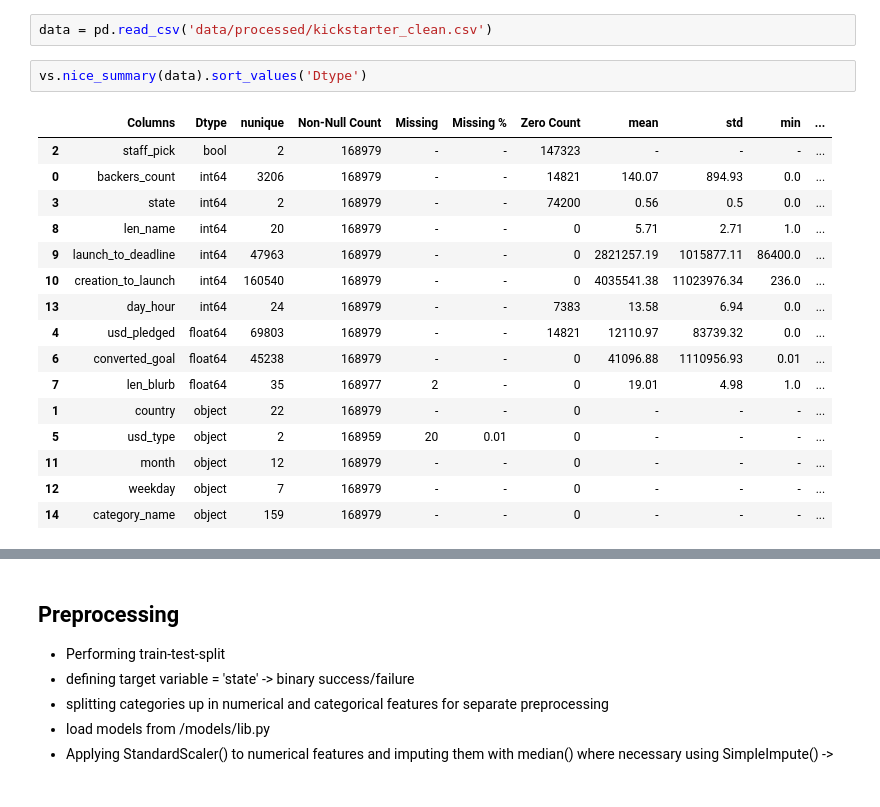
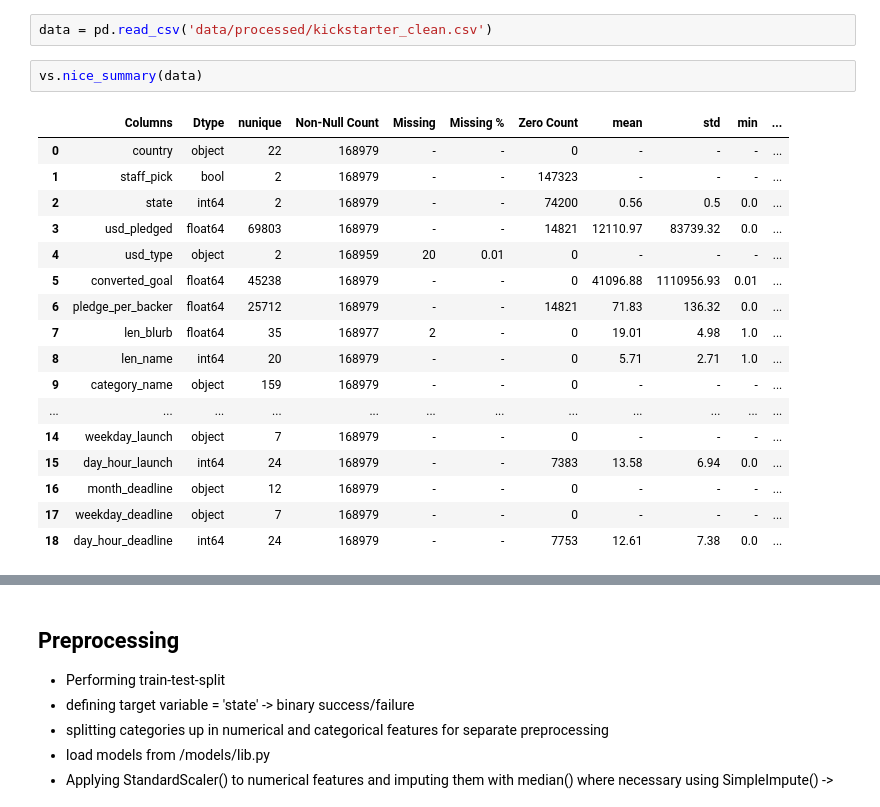
Before and after one commit to joshuadbeil/kickstarter_challenge, a Jupyter notebook: 01-Kickstarter-Challenge.ipynb, the cells around one changed output, grey strips where cells are left out. Cells and saved outputs as stored; diff of their text form.

```diff
--- a/01-Kickstarter-Challenge.ipynb
+++ b/01-Kickstarter-Challenge.ipynb
@@ -30,21 +30,22 @@ RSEED = 42
 # %%
 data = pd.read_csv('data/processed/kickstarter_clean.csv')
 # %%
-vs.nice_summary(data).sort_values('Dtype')
+vs.nice_summary(data)
 # %% [output]
 |  | Columns | Dtype | nunique | Non-Null Count | Missing | Missing % | Zero Count | mean | std | min | ... |
-| 2 | staff_pick | bool | 2 | 168979 | - | - | 147323 | - | - | - | ... |
-| 0 | backers_count | int64 | 3206 | 168979 | - | - | 14821 | 140.07 | 894.93 | 0.0 | ... |
-| 3 | state | int64 | 2 | 168979 | - | - | 74200 | 0.56 | 0.5 | 0.0 | ... |
+| 0 | country | object | 22 | 168979 | - | - | 0 | - | - | - | ... |
+| 1 | staff_pick | bool | 2 | 168979 | - | - | 147323 | - | - | - | ... |
+| 2 | state | int64 | 2 | 168979 | - | - | 74200 | 0.56 | 0.5 | 0.0 | ... |
+| 3 | usd_pledged | float64 | 69803 | 168979 | - | - | 14821 | 12110.97 | 83739.32 | 0.0 | ... |
+| 4 | usd_type | object | 2 | 168959 | 20 | 0.01 | 0 | - | - | - | ... |
+| 5 | converted_goal | float64 | 45238 | 168979 | - | - | 0 | 41096.88 | 1110956.93 | 0.01 | ... |
+| 6 | pledge_per_backer | float64 | 25712 | 168979 | - | - | 14821 | 71.83 | 136.32 | 0.0 | ... |
+| 7 | len_blurb | float64 | 35 | 168977 | 2 | - | 0 | 19.01 | 4.98 | 1.0 | ... |
 | 8 | len_name | int64 | 20 | 168979 | - | - | 0 | 5.71 | 2.71 | 1.0 | ... |
-| 9 | launch_to_deadline | int64 | 47963 | 168979 | - | - | 0 | 2821257.19 | 1015877.11 | 86400.0 | ... |
-| 10 | creation_to_launch | int64 | 160540 | 168979 | - | - | 0 | 4035541.38 | 11023976.34 | 236.0 | ... |
-| 13 | day_hour | int64 | 24 | 168979 | - | - | 7383 | 13.58 | 6.94 | 0.0 | ... |
-| 4 | usd_pledged | float64 | 69803 | 168979 | - | - | 14821 | 12110.97 | 83739.32 | 0.0 | ... |
-| 6 | converted_goal | float64 | 45238 | 168979 | - | - | 0 | 41096.88 | 1110956.93 | 0.01 | ... |
-| 7 | len_blurb | float64 | 35 | 168977 | 2 | - | 0 | 19.01 | 4.98 | 1.0 | ... |
-| 1 | country | object | 22 | 168979 | - | - | 0 | - | - | - | ... |
-| 5 | usd_type | object | 2 | 168959 | 20 | 0.01 | 0 | - | - | - | ... |
-| 11 | month | object | 12 | 168979 | - | - | 0 | - | - | - | ... |
-| 12 | weekday | object | 7 | 168979 | - | - | 0 | - | - | - | ... |
-| 14 | category_name | object | 159 | 168979 | - | - | 0 | - | - | - | ... |
+| 9 | category_name | object | 159 | 168979 | - | - | 0 | - | - | - | ... |
+| ... | ... | ... | ... | ... | ... | ... | ... | ... | ... | ... | ... |
+| 14 | weekday_launch | object | 7 | 168979 | - | - | 0 | - | - | - | ... |
+| 15 | day_hour_launch | int64 | 24 | 168979 | - | - | 7383 | 13.58 | 6.94 | 0.0 | ... |
+| 16 | month_deadline | object | 12 | 168979 | - | - | 0 | - | - | - | ... |
+| 17 | weekday_deadline | object | 7 | 168979 | - | - | 0 | - | - | - | ... |
+| 18 | day_hour_deadline | int64 | 24 | 168979 | - | - | 7753 | 12.61 | 7.38 | 0.0 | ... |
```
Also changed, not shown: parts of 12 cells of this notebook, 2 other files.
